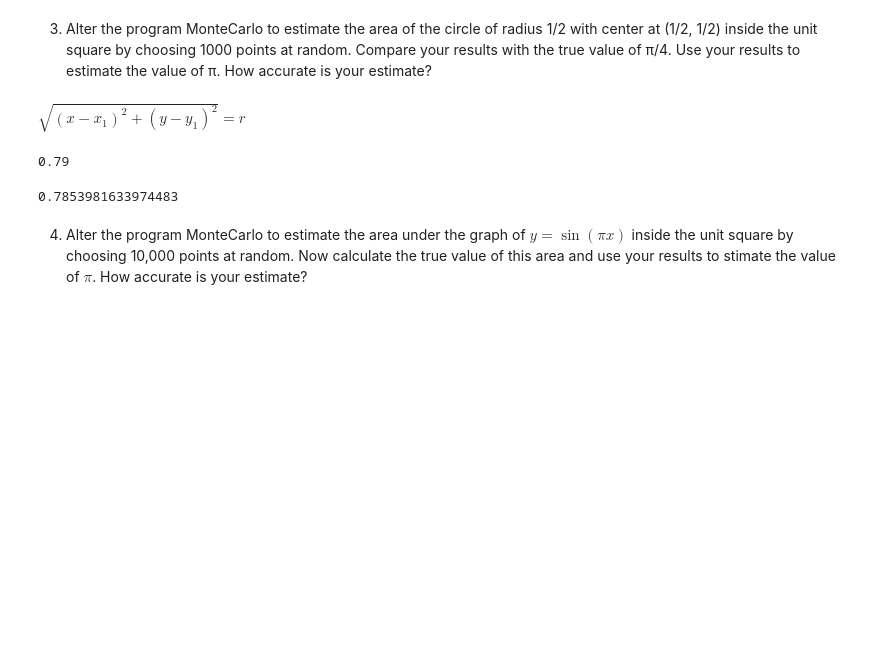
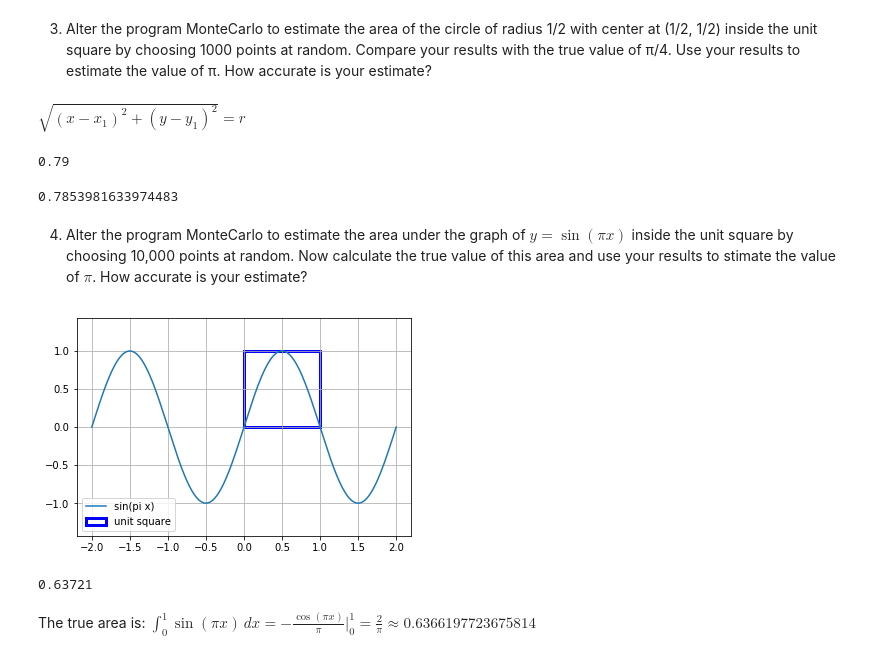
Before and after one commit to tornikeo/Introduction-to-Probability-Snell, a Jupyter notebook: workspace/Chapter 2.ipynb, the cells around one changed output. Cells and saved outputs as stored; diff of their text form; code cells hidden in the pictures; blank space fills up the shorter version.

```diff
--- a/workspace/Chapter 2.ipynb
+++ b/workspace/Chapter 2.ipynb
@@ -57,0 +55,28 @@ def
+# %%
+import matplotlib.pyplot as plt
+import matplotlib.patches as patches
+x = np.linspace(-2,2,1000)
+y = np.sin(np.pi * x)
+plt.plot(x,y, label='sin(pi x)')
+
+rect = patches.Rectangle((0,0),1,1,fill=False,linewidth=3,color='b', label='unit square')
+plt.gca().add_patch(rect)
+plt.grid()
+plt.axis('equal')
+plt.legend()
+plt.show()
+# %% [output]
+[figure, added]
+# %%
+dots = np.random.uniform(0,1,(100000, 2))
+
+def under_curve(points):
+    x,y = points[:,0],points[:,1]
+    return y <= np.sin(np.pi * x)
+
+under_curve(dots).sum() / len(dots)
+# %% [output]
+0.63721
+# %% [markdown]
+The true area is:
+$\int_{0}^{1} \sin(\pi x) \,dx = - \frac{\cos(\pi x)}{\pi} \Big|_0^1 = \frac{2}{\pi} \approx 0.6366197723675814$
```
Also changed, not shown: parts of 8 cells of this notebook.
